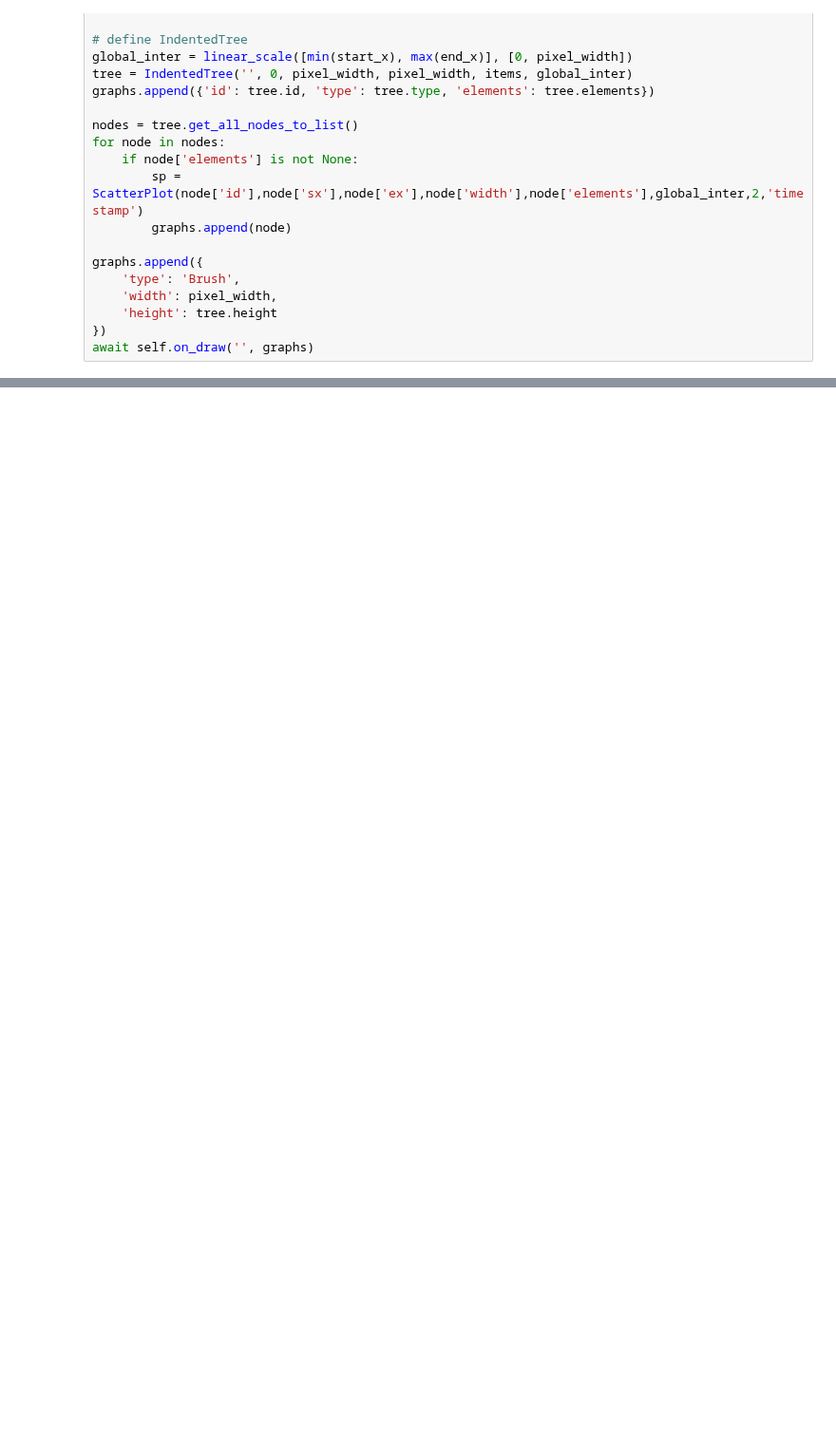
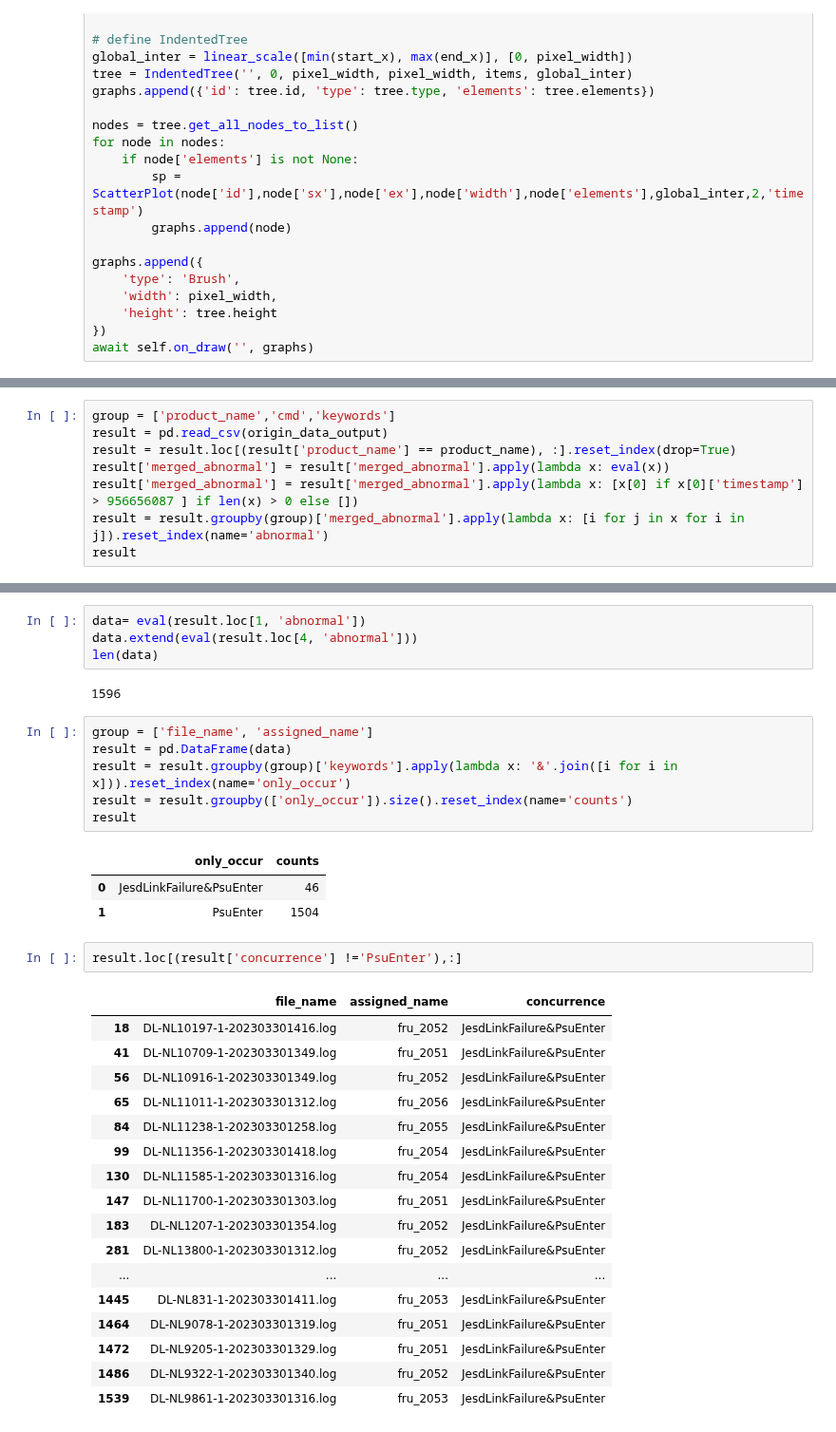
Before and after one commit to dj-lei/eric_toolsets, a Jupyter notebook: src/python/debug1.ipynb, the cells around one changed output, grey strips where cells are left out. Shown at 95% size. Cells and saved outputs as stored; diff of their text form; blank space fills up the shorter version.

```diff
--- a/src/python/debug1.ipynb
+++ b/src/python/debug1.ipynb
@@ -708,0 +819,8 @@ await self.on_draw('', json.dumps(graphs))
+# %%
+group = ['product_name','cmd','keywords']
+result = pd.read_csv(origin_data_output)
+result = result.loc[(result['product_name'] == product_name), :].reset_index(drop=True)
+result['merged_abnormal'] = result['merged_abnormal'].apply(lambda x: eval(x))
+result['merged_abnormal'] = result['merged_abnormal'].apply(lambda x: [x[0] if x[0]['timestamp'] > 956656087 ] if len(x) > 0 else [])
+result = result.groupby(group)['merged_abnormal'].apply(lambda x: [i for j in x for i in j]).reset_index(name='abnormal')
+result
@@ -708,0 +835,36 @@ await self.on_draw('', json.dumps(graphs))
+# %%
+data= eval(result.loc[1, 'abnormal'])
+data.extend(eval(result.loc[4, 'abnormal']))
+len(data)
+# %% [output]
+1596
+# %%
+group = ['file_name', 'assigned_name']
+result = pd.DataFrame(data)
+result = result.groupby(group)['keywords'].apply(lambda x: '&'.join([i for i in x])).reset_index(name='only_occur')
+result = result.groupby(['only_occur']).size().reset_index(name='counts')
+result
+# %% [output]
+|  | only_occur | counts |
+| 0 | JesdLinkFailure&PsuEnter | 46 |
+| 1 | PsuEnter | 1504 |
+# %%
+result.loc[(result['concurrence'] !='PsuEnter'),:]
+# %% [output]
+|  | file_name | assigned_name | concurrence |
+| 18 | DL-NL10197-1-202303301416.log | fru_2052 | JesdLinkFailure&PsuEnter |
+| 41 | DL-NL10709-1-202303301349.log | fru_2051 | JesdLinkFailure&PsuEnter |
+| 56 | DL-NL10916-1-202303301349.log | fru_2052 | JesdLinkFailure&PsuEnter |
+| 65 | DL-NL11011-1-202303301312.log | fru_2056 | JesdLinkFailure&PsuEnter |
+| 84 | DL-NL11238-1-202303301258.log | fru_2055 | JesdLinkFailure&PsuEnter |
+| 99 | DL-NL11356-1-202303301418.log | fru_2054 | JesdLinkFailure&PsuEnter |
+| 130 | DL-NL11585-1-202303301316.log | fru_2054 | JesdLinkFailure&PsuEnter |
+| 147 | DL-NL11700-1-202303301303.log | fru_2051 | JesdLinkFailure&PsuEnter |
+| 183 | DL-NL1207-1-202303301354.log | fru_2052 | JesdLinkFailure&PsuEnter |
+| 281 | DL-NL13800-1-202303301312.log | fru_2052 | JesdLinkFailure&PsuEnter |
+| ... | ... | ... | ... |
+| 1445 | DL-NL831-1-202303301411.log | fru_2053 | JesdLinkFailure&PsuEnter |
+| 1464 | DL-NL9078-1-202303301319.log | fru_2051 | JesdLinkFailure&PsuEnter |
+| 1472 | DL-NL9205-1-202303301329.log | fru_2051 | JesdLinkFailure&PsuEnter |
+| 1486 | DL-NL9322-1-202303301340.log | fru_2052 | JesdLinkFailure&PsuEnter |
+| 1539 | DL-NL9861-1-202303301316.log | fru_2053 | JesdLinkFailure&PsuEnter |
```
Also changed, not shown: parts of 3 cells of this notebook, 4 other files.
